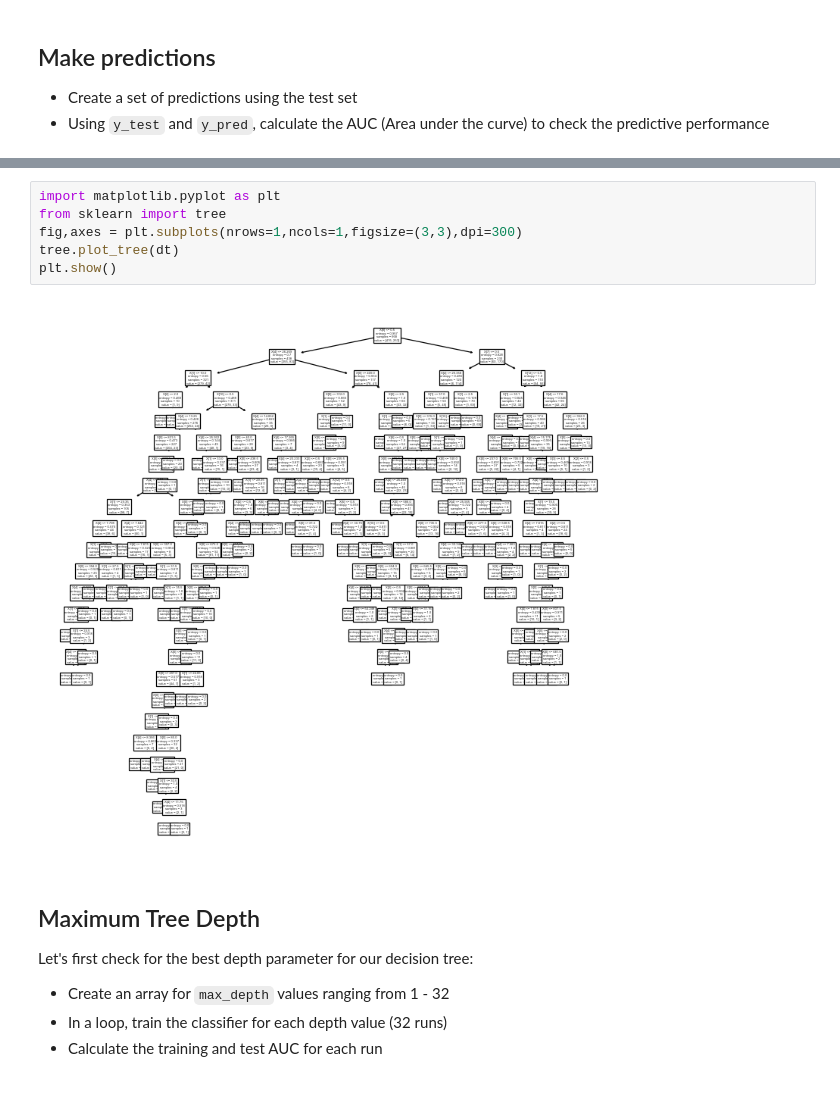
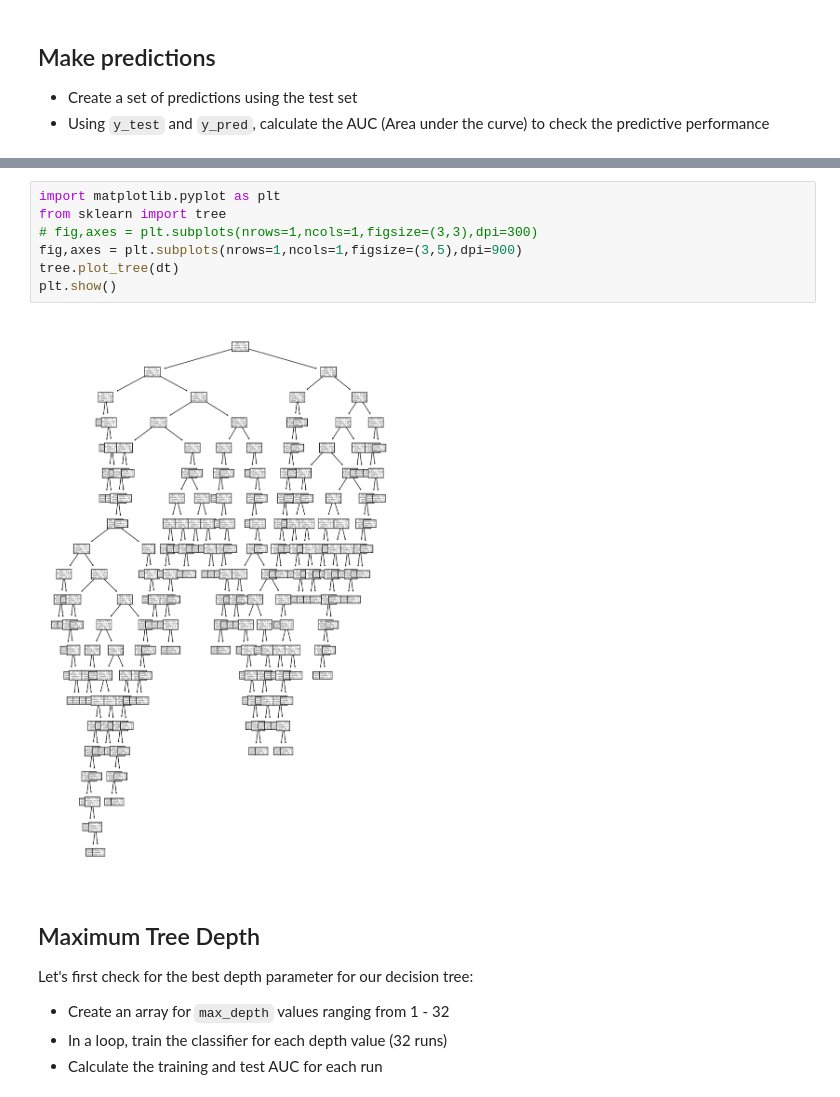
Before and after one commit to poariston/dsc-tuning-decision-trees-lab-online-ds-sp-000, a Jupyter notebook: index.ipynb, the cells around one changed output, grey strips where cells are left out. Cells and saved outputs as stored; diff of their text form.

```diff
--- a/index.ipynb
+++ b/index.ipynb
@@ -101,11 +101,12 @@ roc_auc
 # %%
 import matplotlib.pyplot as plt
 from sklearn import tree
-fig,axes = plt.subplots(nrows=1,ncols=1,figsize=(3,3),dpi=300)
+# fig,axes = plt.subplots(nrows=1,ncols=1,figsize=(3,3),dpi=300)
+fig,axes = plt.subplots(nrows=1,ncols=1,figsize=(3,5),dpi=900)
 tree.plot_tree(dt)
 plt.show()
 # %% [output]
-[figure, old version]
+[figure, new version]
 # %% [markdown]
 ## Maximum Tree Depth
 
```
Also changed, not shown: parts of 3 cells of this notebook, 1 other file.
